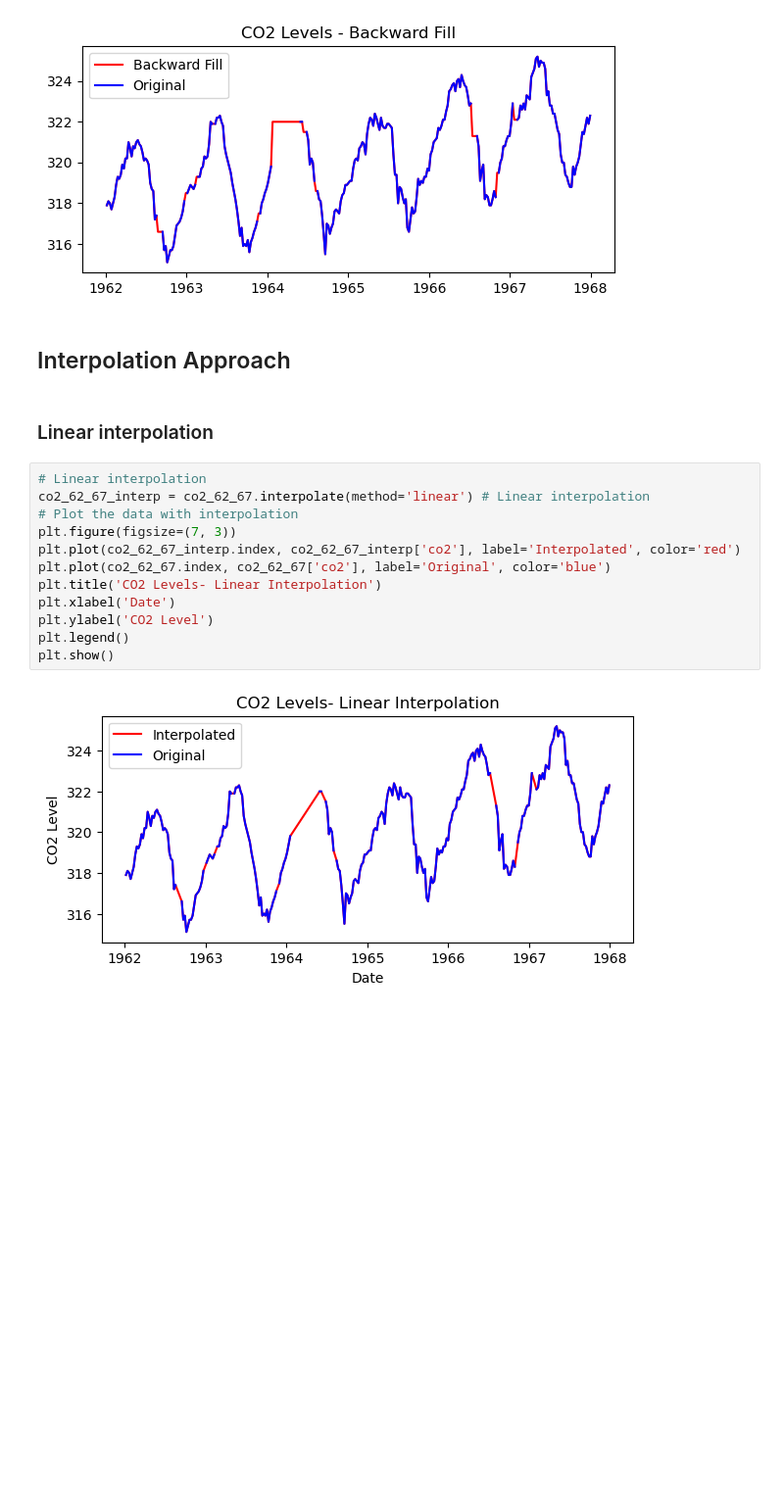
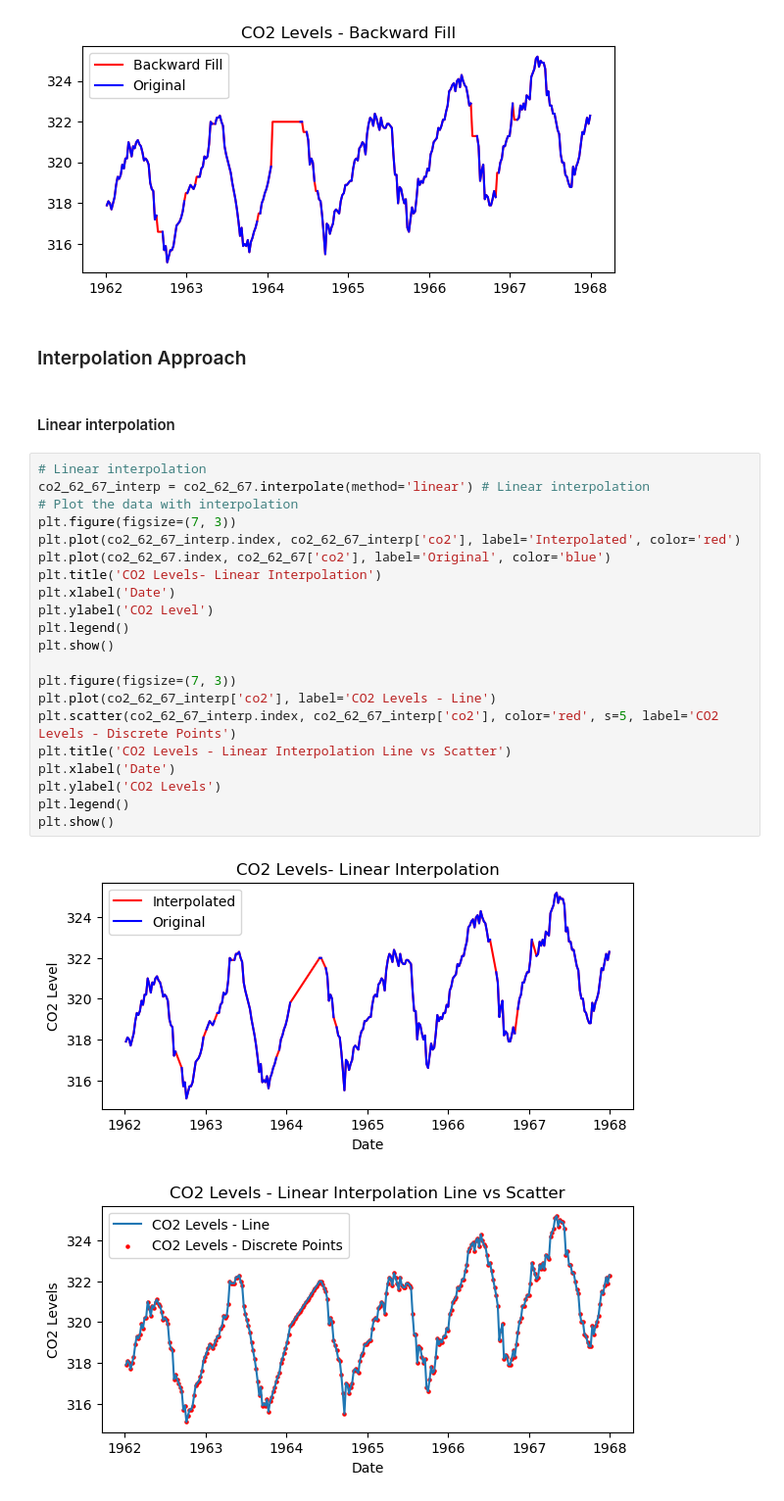
Before and after one commit to imriaharoni/AIRC-Time-Series-Workshop-2025, a Jupyter notebook: Lectures_notebooks/Lecture-1.ipynb, the cells around one changed output. Shown at 98% size. Cells and saved outputs as stored; diff of their text form; blank space fills up the shorter version.

```diff
--- a/Lectures_notebooks/Lecture-1.ipynb
+++ b/Lectures_notebooks/Lecture-1.ipynb
@@ -208,21 +249,31 @@ plt.show()
 # %% [output]
 [figure]
 # %% [markdown]
-## Interpolation Approach
+### Interpolation Approach
 # %% [markdown]
-### Linear interpolation
+#### Linear interpolation
 # %%
 # Linear interpolation
 co2_62_67_interp = co2_62_67.interpolate(method='linear') # Linear interpolation
 # Plot the data with interpolation
 plt.figure(figsize=(7, 3))
 plt.plot(co2_62_67_interp.index, co2_62_67_interp['co2'], label='Interpolated', color='red')
 plt.plot(co2_62_67.index, co2_62_67['co2'], label='Original', color='blue')
 plt.title('CO2 Levels- Linear Interpolation')
 plt.xlabel('Date')
 plt.ylabel('CO2 Level')
 plt.legend()
 plt.show()
+
+plt.figure(figsize=(7, 3))
+plt.plot(co2_62_67_interp['co2'], label='CO2 Levels - Line')
+plt.scatter(co2_62_67_interp.index, co2_62_67_interp['co2'], color='red', s=5, label='CO2 Levels - Discrete Points')
+plt.title('CO2 Levels - Linear Interpolation Line vs Scatter')
+plt.xlabel('Date')
+plt.ylabel('CO2 Levels')
+plt.legend()
+plt.show()
 # %% [output]
 [figure]
+[figure, added]
 # %% [markdown]
```
Also changed, not shown: parts of 27 cells of this notebook.
